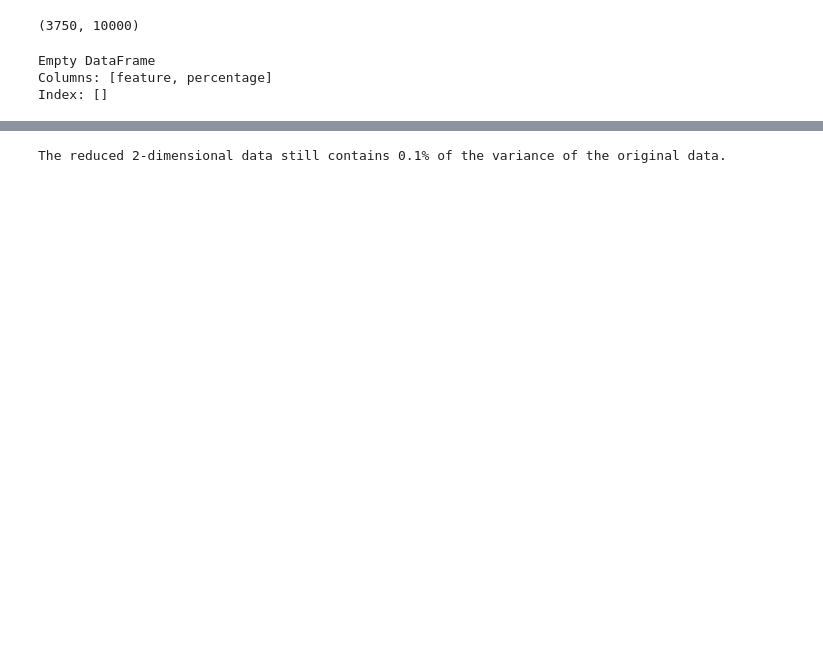
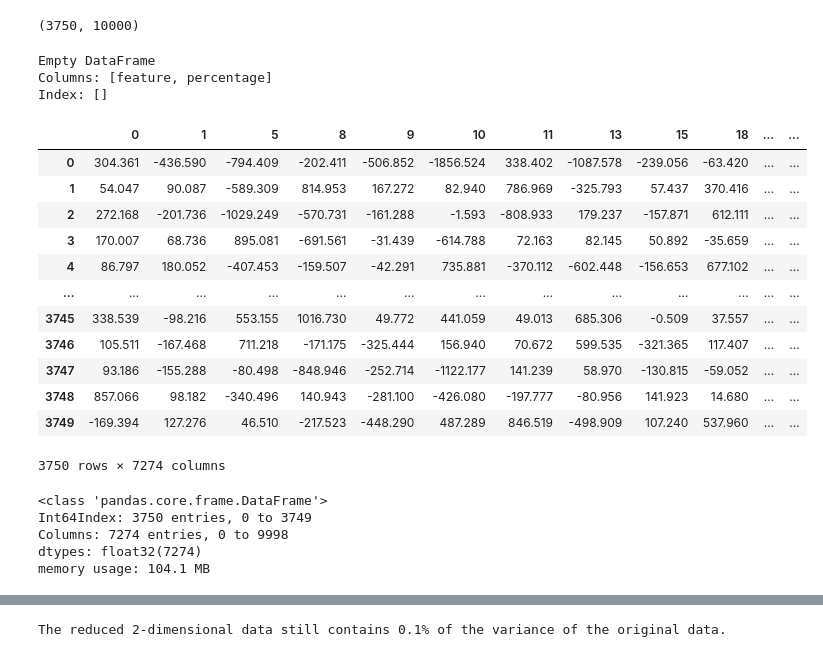
Before and after one commit to karolinablaszka/Project-ML, a Jupyter notebook: preprocessing.ipynb, the cells around one changed output, grey strips where cells are left out. Saved outputs shown, nothing was run; the diff lists cells and outputs as text; code cells hidden in the pictures; blank space fills up the shorter version.

```diff
--- a/preprocessing.ipynb
+++ b/preprocessing.ipynb
@@ -90,7 +62,37 @@ Columns: [feature, percentage]
 Index: []
 # %%
 from scipy.stats import zscore as zscore_outlier
-def outliers_2(df):
-    Q1, Q3 = np.percentile(df, [10, 90])
-    IQR = Q3 - Q1
-    return (df < (Q1 - 1.5 * IQR))&(df > (Q3 + 1.5 * IQR))
+df2 = df.T
+# def outliers_2(df):
+#     Q1, Q3 = np.percentile(df, [20, 80])
+#     IQR = Q3 - Q1
+#     return (df < (Q1 - 1.5 * IQR))&(df > (Q3 + 1.5 * IQR))
+
+df3 = df2[(np.abs(stats.zscore(df2)) < 3).all(axis=1)]
+df = df3.T
+df
+# %% [output]
+|  | 0 | 1 | 5 | 8 | 9 | 10 | 11 | 13 | 15 | 18 | ... | ... |
+| 0 | 304.361 | -436.590 | -794.409 | -202.411 | -506.852 | -1856.524 | 338.402 | -1087.578 | -239.056 | -63.420 | ... | ... |
+| 1 | 54.047 | 90.087 | -589.309 | 814.953 | 167.272 | 82.940 | 786.969 | -325.793 | 57.437 | 370.416 | ... | ... |
+| 2 | 272.168 | -201.736 | -1029.249 | -570.731 | -161.288 | -1.593 | -808.933 | 179.237 | -157.871 | 612.111 | ... | ... |
+| 3 | 170.007 | 68.736 | 895.081 | -691.561 | -31.439 | -614.788 | 72.163 | 82.145 | 50.892 | -35.659 | ... | ... |
+| 4 | 86.797 | 180.052 | -407.453 | -159.507 | -42.291 | 735.881 | -370.112 | -602.448 | -156.653 | 677.102 | ... | ... |
+| ... | ... | ... | ... | ... | ... | ... | ... | ... | ... | ... | ... | ... |
+| 3745 | 338.539 | -98.216 | 553.155 | 1016.730 | 49.772 | 441.059 | 49.013 | 685.306 | -0.509 | 37.557 | ... | ... |
+| 3746 | 105.511 | -167.468 | 711.218 | -171.175 | -325.444 | 156.940 | 70.672 | 599.535 | -321.365 | 117.407 | ... | ... |
+| 3747 | 93.186 | -155.288 | -80.498 | -848.946 | -252.714 | -1122.177 | 141.239 | 58.970 | -130.815 | -59.052 | ... | ... |
+| 3748 | 857.066 | 98.182 | -340.496 | 140.943 | -281.100 | -426.080 | -197.777 | -80.956 | 141.923 | 14.680 | ... | ... |
+| 3749 | -169.394 | 127.276 | 46.510 | -217.523 | -448.290 | 487.289 | 846.519 | -498.909 | 107.240 | 537.960 | ... | ... |
+3750 rows × 7274 columns
+# %%
+#reducing memory usage
+for col in df.columns:
+    if df[col].dtype == 'float64': df[col] = df[col].astype('float32')
+df.info()
+# %% [output]
+<class 'pandas.core.frame.DataFrame'>
+Int64Index: 3750 entries, 0 to 3749
+Columns: 7274 entries, 0 to 9998
+dtypes: float32(7274)
+memory usage: 104.1 MB
```
Also changed, not shown: parts of 15 cells of this notebook.
